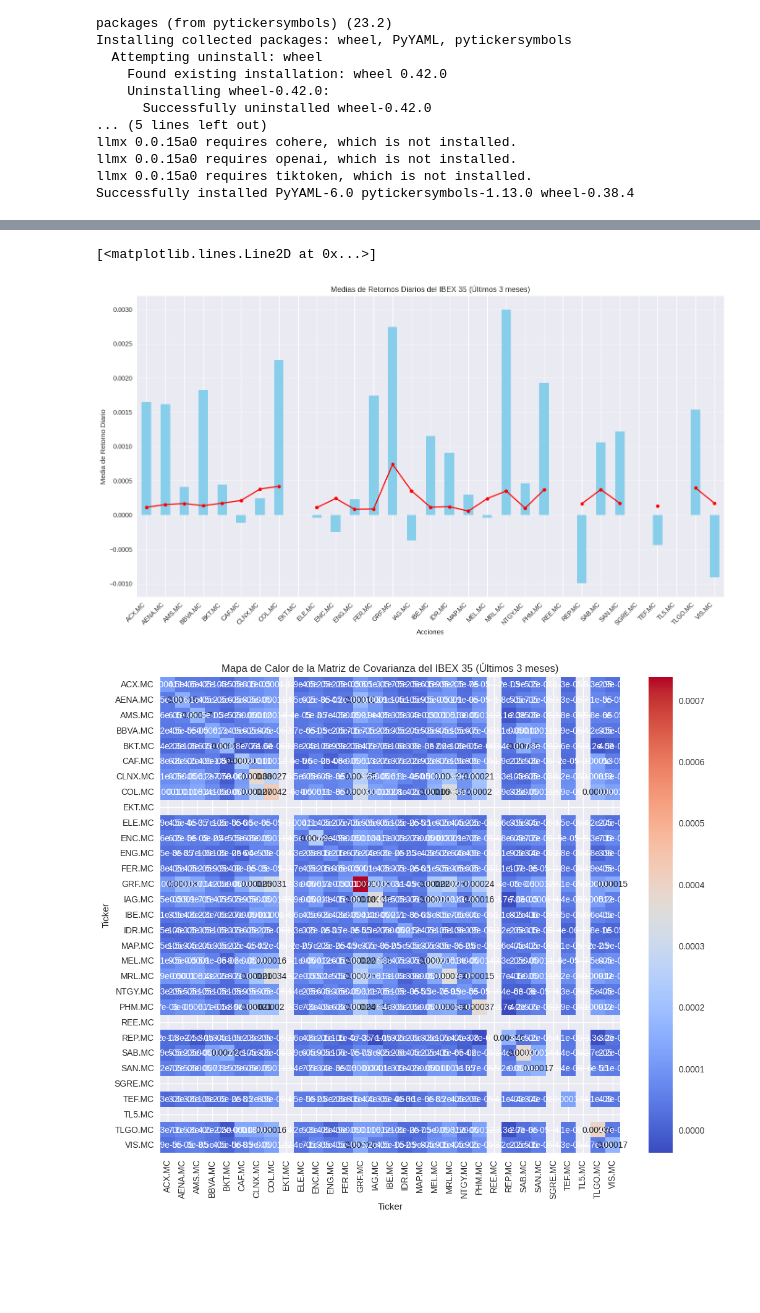
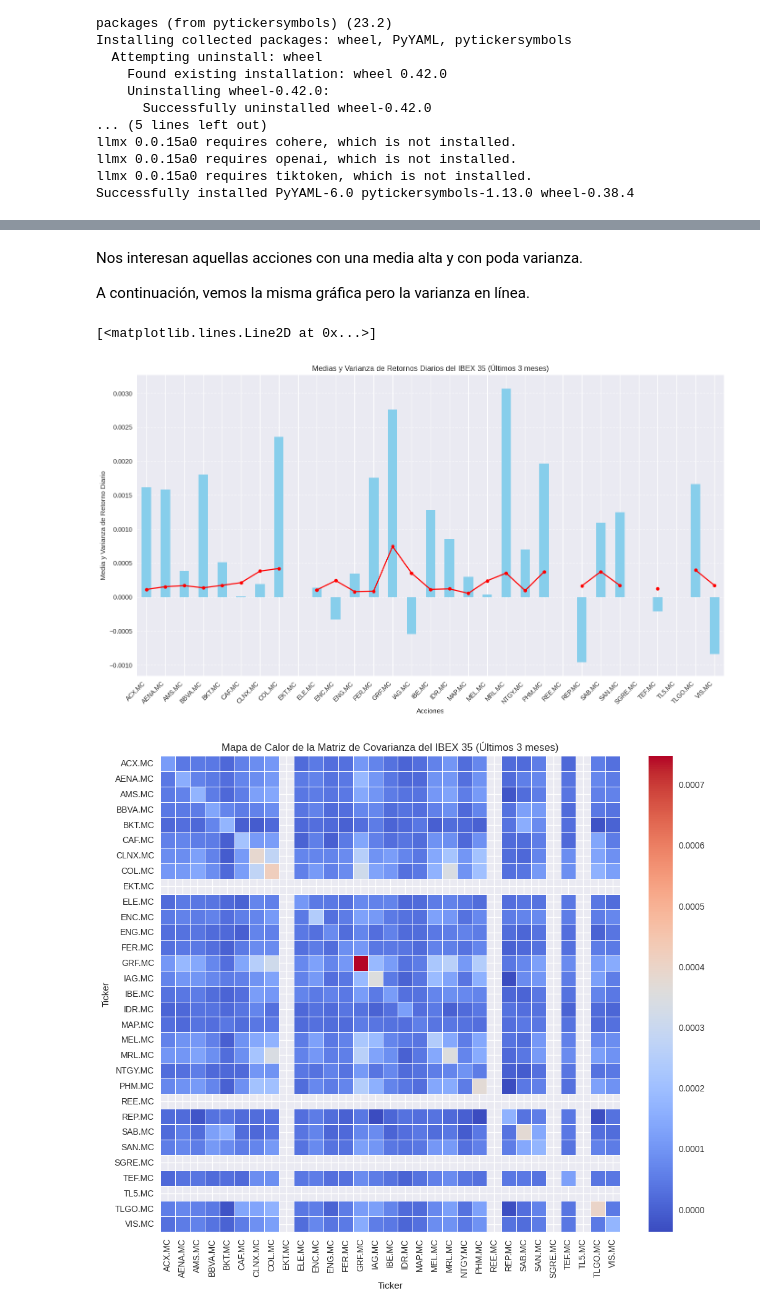
Before and after one commit to Ana-AlonsoCanizares/Quantum_computing4, a Jupyter notebook: AnaAlonso_QC.ipynb, the cells around one changed output, grey strips where cells are left out. Saved outputs shown, nothing was run; the diff lists cells and outputs as text; code cells hidden in the pictures; blank space fills up the shorter version.

```diff
--- a/AnaAlonso_QC.ipynb
+++ b/AnaAlonso_QC.ipynb
@@ -159,10 +164,14 @@ WARNING:matplotlib.legend:No artists with labels found to put in legend.  Note t
+# %% [markdown]
+Nos interesan aquellas acciones con una media alta y con poda varianza.
+
+A continuación, vemos la misma gráfica pero la varianza en línea.
 # %%
 # Graficar el diagrama de barras de las medias de los retornos
 plt.figure(figsize=(14, 8))
 mean_returns.plot(kind='bar', color='skyblue')
-plt.title('Medias de Retornos Diarios del IBEX 35 (Últimos 3 meses)')
+plt.title('Medias y Varianza de Retornos Diarios del IBEX 35 (Últimos 3 meses)')
 plt.xlabel('Acciones')
-plt.ylabel('Media de Retorno Diario')
+plt.ylabel('Media y Varianza de Retorno Diario')
 plt.xticks(rotation=45, ha='right')
 plt.grid(axis='y', linestyle='--', alpha=0.7)
 plt.tight_layout()
@@ -170,15 +179,15 @@ plt.tight_layout()
 plt.plot(variance_returns, color = 'red', marker = '.', markeredgewidth = 2)
 # %% [output]
 [<matplotlib.lines.Line2D at 0x...>]
-[figure, old version]
+[figure, new version]
 # %%
 # Calcular la matriz de covarianza
 covariance_matrix = returns.cov()
 
 # Crear el mapa de calor
 plt.figure(figsize=(12, 10))
-sns.heatmap(covariance_matrix, annot=True, cmap='coolwarm')
+sns.heatmap(covariance_matrix, cmap='coolwarm', linewidths=.5)
 plt.title('Mapa de Calor de la Matriz de Covarianza del IBEX 35 (Últimos 3 meses)')
 plt.show()
 # %% [output]
-[figure, old version]
+[figure, new version]
```
Also changed, not shown: parts of 7 cells of this notebook.
